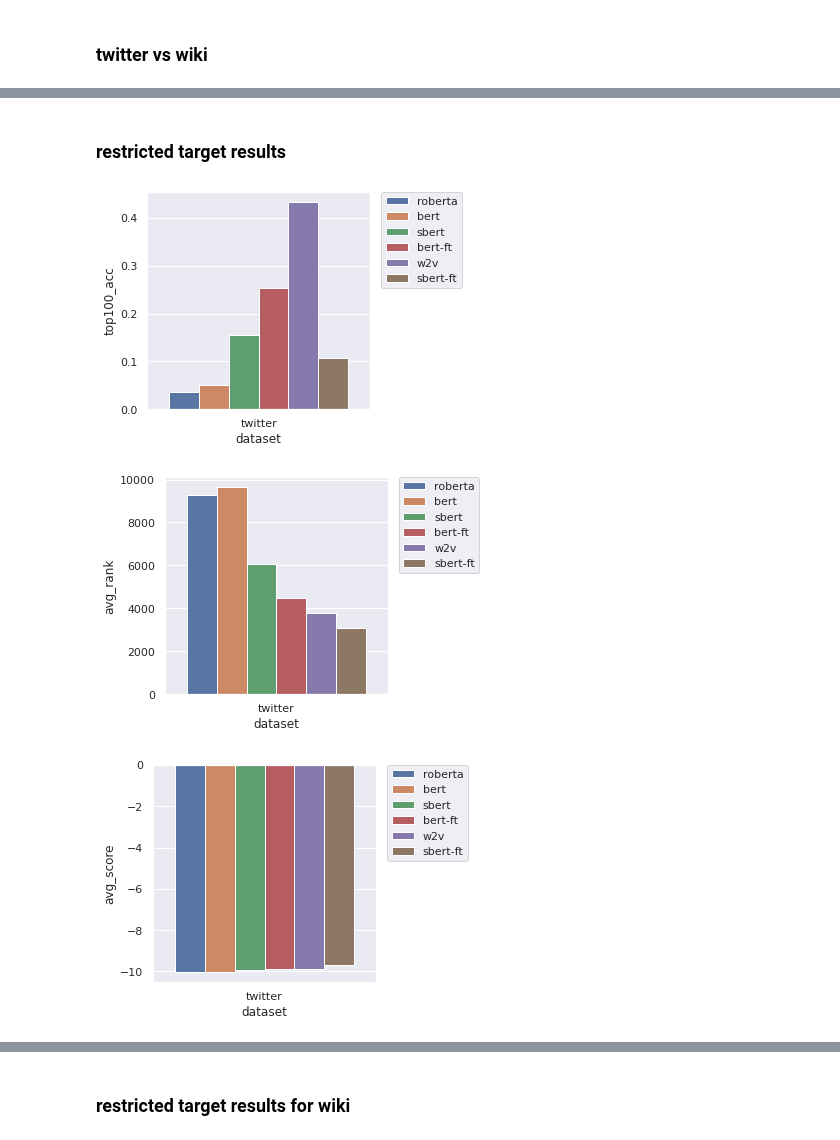
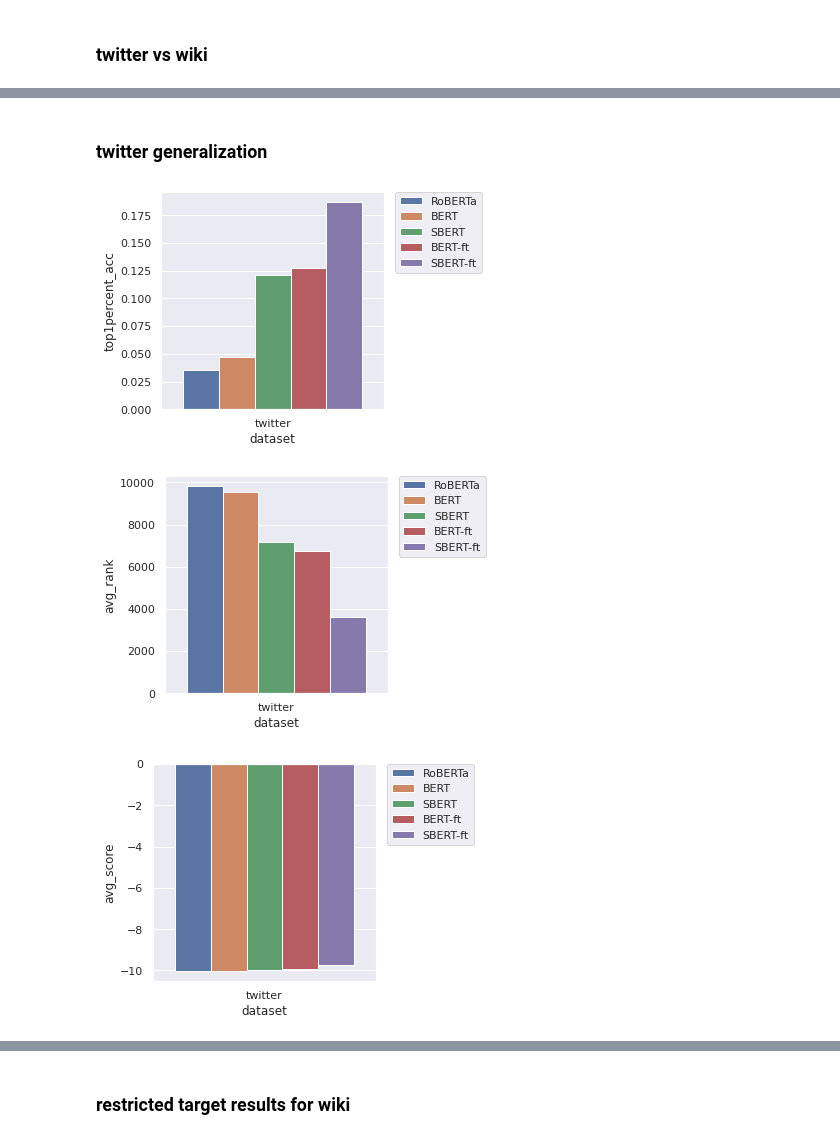
Before and after one commit to navidmdn/identity_embedding, a Jupyter notebook: pi2v.ipynb, the cells around one changed output, grey strips where cells are left out. Saved outputs shown, nothing was run; the diff lists cells and outputs as text; code cells hidden in the pictures.

```diff
--- a/pi2v.ipynb
+++ b/pi2v.ipynb
@@ -859,9 +875,9 @@ with open(f'data/{dataset}-triplet_v2_{freq}.pkl', 'wb') as f:
 import pickle
 
 dataset = 'twitter'
-freq = 100
+freq = 500
 
-with open(f'data/{dataset}-triplets_{freq}.pkl', 'rb') as f:
+with open(f'data/{dataset}-triplet500_v2_{freq}.pkl', 'rb') as f:
     triplets = pickle.load(f)
 # %% [markdown]
 ## finetuning
@@ -1418,20 +1499,20 @@ Wall time: 62 µs
 test_ds_twitter_target_restricted, twitter_target_restricted_pis = create_restricted_target_test_dataset(
     dataset='twitter',
     vocab=w2v_twitter_negsamp_model.wv.key_to_index,
-    generalization=False
+    generalization=True
 )
 
 
 # sampling test sets for faster results
-sample_indices = np.random.randint(0, len(test_ds_twitter_target_restricted), 300000)
+sample_indices = np.random.randint(0, len(test_ds_twitter_target_restricted), 100000)
 test_ds_twitter_target_restricted = [test_ds_twitter_target_restricted[i] for i in sample_indices]
 
 
 
-test_ds_wiki_target_restricted, wiki_target_restricted_pis = create_restricted_target_test_dataset(
-    dataset='wiki',
-    vocab=w2v_wiki_cbow_model.wv.key_to_index,
-)
+# test_ds_wiki_target_restricted, wiki_target_restricted_pis = create_restricted_target_test_dataset(
+#     dataset='wiki',
+#     vocab=w2v_wiki_cbow_model.wv.key_to_index,
+# )
 # %% [output]
 creating dataset for twitter:
 total test bios: 1546001
@@ -1935,7 +1969,8 @@ from transformers import AutoTokenizer, AutoModel
 
 device = 'cuda:0'
 
-sbert_model = SentenceTransformer('all-distilroberta-v1', device=device)
+sbert_model = SentenceTransformer('all-mpnet-base-v2', device=device)
+# sbert_model = SentenceTransformer('all-distilroberta-v1', device=device)
 # sbert_model = SentenceTransformer('all-MiniLM-L6-v2', device=device)
 sbert_model.eval()
 # %% [output]
@@ -1973,13 +1991,13 @@ from transformers import AutoTokenizer, AutoModel
 
 
 device = 'cuda:0'
-twitter_ft_sbert = SentenceTransformer('./models/distilroberta-twitter-freq100/', device=device)
+twitter_ft_sbert = SentenceTransformer('./models/mpnet-twitter-freq100/', device=device)
 twitter_ft_sbert.eval()
 
 # twitter_ft_sbert_10p = SentenceTransformer('./models/distilroberta-twitter-freq100-10p/', device=device)
 # twitter_ft_sbert_10p.eval()
 
-wiki_ft_sbert = SentenceTransformer('./models/distilroberta-wiki-freq3/', device=device)
+wiki_ft_sbert = SentenceTransformer('./models/mpnet-wiki-freq3/', device=device)
 wiki_ft_sbert.eval()
 
 # wiki_ft_sbert = SentenceTransformer('./models/miniLM-L6-wiki-out256/', device=device)
@@ -3652,7 +3653,7 @@ plt.show()
 sns.barplot(data=df, x='dataset', y='avg_rank', hue='model')
 plt.show()
 # %% [markdown]
-### restricted target results
+### twitter generalization
 # %%
 import seaborn as sns
 
@@ -3663,15 +3664,13 @@ import pandas as pd
 
 df = pd.DataFrame({
     'model': [
-        'roberta',
-        'bert',
-        'sbert',
-        'bert-ft',
-        'w2v',
-        'sbert-ft',
+        'RoBERTa',
+        'BERT',
+        'SBERT',
+        'BERT-ft',
+        'SBERT-ft',
     ],
     'dataset': [
-        'twitter',
         'twitter',
         'twitter',
         'twitter',
@@ -3685,7 +3684,6 @@ df = pd.DataFrame({
         twitter_sbert_avg_rank,
 
         twitter_bertft_avg_rank,
-        twitter_w2v_negsample_avgrank,
 
         twitter_sbertft_avg_rank,
     ],
@@ -3697,45 +3695,43 @@ df = pd.DataFrame({
         twitter_sbert_avg_score,
         twitter_bertft_avg_score,
 
-        twitter_w2v_negsample_avgscore,
 
         twitter_sbertft_avg_score,
     ],
-    'top100_acc': [
+    'top1percent_acc': [
         twitter_roberta_top100acc,
 
         twitter_bert_top100acc,
         twitter_sbert_top100acc,
 
         twitter_bertft_top100acc,
-        twitter_w2v_negsample_top100acc,
 
         twitter_sbertft_top100acc,
     ],
 })
 
-df.to_csv('twitter_final_results.csv', header=True, index=False)
+df.to_csv('final_generalization_performance_results.csv', header=True, index=False)
 
 plt.figure(figsize=(4,4))
-sns.barplot(data=df, x='dataset', y='top100_acc', hue='model')
+sns.barplot(data=df, x='dataset', y='top1percent_acc', hue='model')
 plt.legend(bbox_to_anchor=(1.05, 1), loc='upper left', borderaxespad=0)
 plt.show()
 
 plt.figure(figsize=(4,4))
 sns.barplot(data=df, x='dataset', y='avg_rank', hue='model')
 plt.legend(bbox_to_anchor=(1.05, 1), loc='upper left', borderaxespad=0)
 plt.show()
 
 
 # df['avg_score'] = (df['avg_score'] - min(df['avg_score'])) / (max(df['avg_score']) - min(df['avg_score']))
 plt.figure(figsize=(4,4))
 sns.barplot(data=df, x='dataset', y='avg_score', hue='model')
 plt.legend(bbox_to_anchor=(1.05, 1), loc='upper left', borderaxespad=0)
 plt.show()
 # %% [output]
-[figure, old version]
+[figure, new version]
-[figure, old version]
+[figure, new version]
-[figure, old version]
+[figure, new version]
 # %%
 gen_df = df.copy()
 gen_df['dataset'] = 'twitter-generalization'
```
Also changed, not shown: parts of 50 cells of this notebook.
